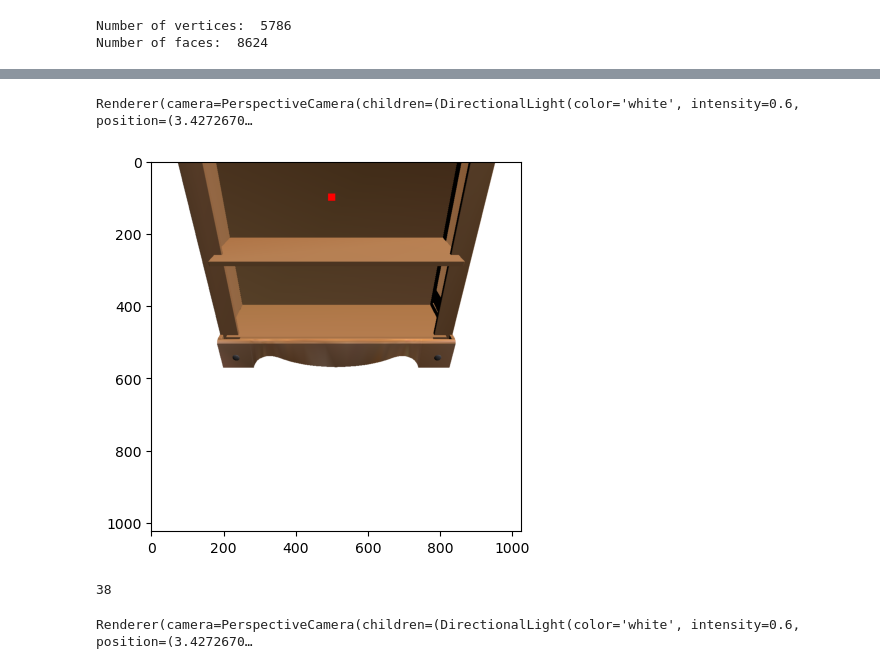
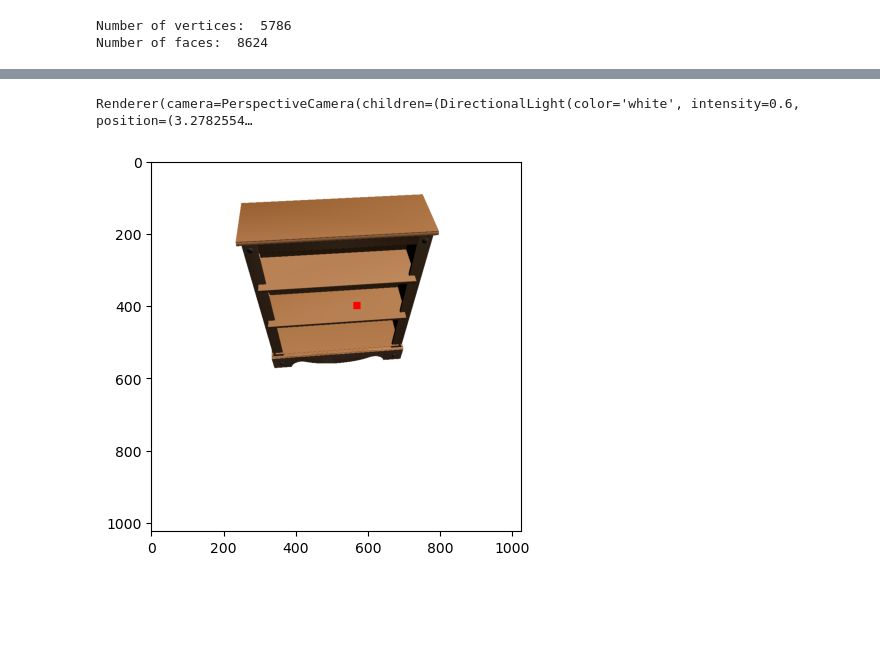
Before and after one commit to n-khalil/SATR-tests, a Jupyter notebook: project_back.ipynb, the cells around one changed output, grey strips where cells are left out. Drawn from its saved outputs; the diff is of its cells as text; code cells hidden in the pictures; blank space fills up the shorter version.

```diff
--- a/project_back.ipynb
+++ b/project_back.ipynb
@@ -260,37 +282,33 @@ class Ray():
     def __str__(self):
         return f'Origin:\n{self.origin}\nDirection:\n{self.direction}'
 # %%
-elev = torch.deg2rad(torch.tensor(35)).to(device)
-azim = torch.deg2rad(torch.tensor(90)).to(device)
-image, face_idx = render_view(elev, azim, 1.3)
+# elev = torch.deg2rad(torch.tensor(35)).to(device)
+# azim = torch.deg2rad(torch.tensor(25)).to(device)
+elev = torch.deg2rad(torch.tensor(55)).to(device)
+azim = torch.deg2rad(torch.tensor(95)).to(device)
+# r = 1.3
+r = 2.2
+image, face_idx = render_view(elev, azim, r)
 face_idx = face_idx.squeeze()
-pixel = (100, 500)
-# p = mp.plot(point_cloud, shading={'point_size':0.1, 'point_color':'black'}, return_plot=True)
-p = mp.plot(vertices, faces, return_plot=True)
+# pixel = (650, 570)
+pixel = (400, 570)
+face_id = face_idx[pixel[0], pixel[1]].item()
+p = mp.plot(point_cloud, shading={'point_size':0.1, 'point_color':'black'}, return_plot=True)
+# p.add_mesh(vertices, faces)
 
 pt = project_pixel(
     pixel, 1024, 1024,
-    torch.tensor(point_cloud[face_to_all_pts[face_idx[pixel[0],pixel[1]].item()]],
+    torch.tensor(point_cloud,
                 device=torch.device('cuda:0'),
                 dtype=torch.float32
                 ),
-    elev, azim, 1.3, np.pi / 3).cpu().numpy()
-
+    elev, azim, r, np.pi / 3, face_id)
 
 image[pixel[0]-10:pixel[0]+10, pixel[1]-10:pixel[1]+10] = np.array([255,0,0])
 plt.imshow(image)
 plt.show()
-p.add_points(pt.reshape(1, -1), shading={'point_size':0.2, 'point_color':'red'})
+p.add_points(point_cloud[pt].reshape(1, -1), shading={'point_size':0.35, 'point_color':'blue'})
 plt.show()
 # %% [output]
-Renderer(camera=PerspectiveCamera(children=(DirectionalLight(color='white', intensity=0.6, position=(3.4272670…
+Renderer(camera=PerspectiveCamera(children=(DirectionalLight(color='white', intensity=0.6, position=(3.2782554…
-[figure, old version]
+[figure, new version]
-# %%
-colors = np.random.rand(faces.shape[0], 3)
-colors[face_idx[pixel[0], pixel[1]]] = np.array([255,0,0])
-print(len(face_to_all_pts[face_idx[pixel[0], pixel[1]].item()]))
-mp.plot(vertices, faces, colors)
-plt.show()
-# %% [output]
-38
-Renderer(camera=PerspectiveCamera(children=(DirectionalLight(color='white', intensity=0.6, position=(3.4272670…
```
Also changed, not shown: parts of 13 cells of this notebook, 4 other files.
